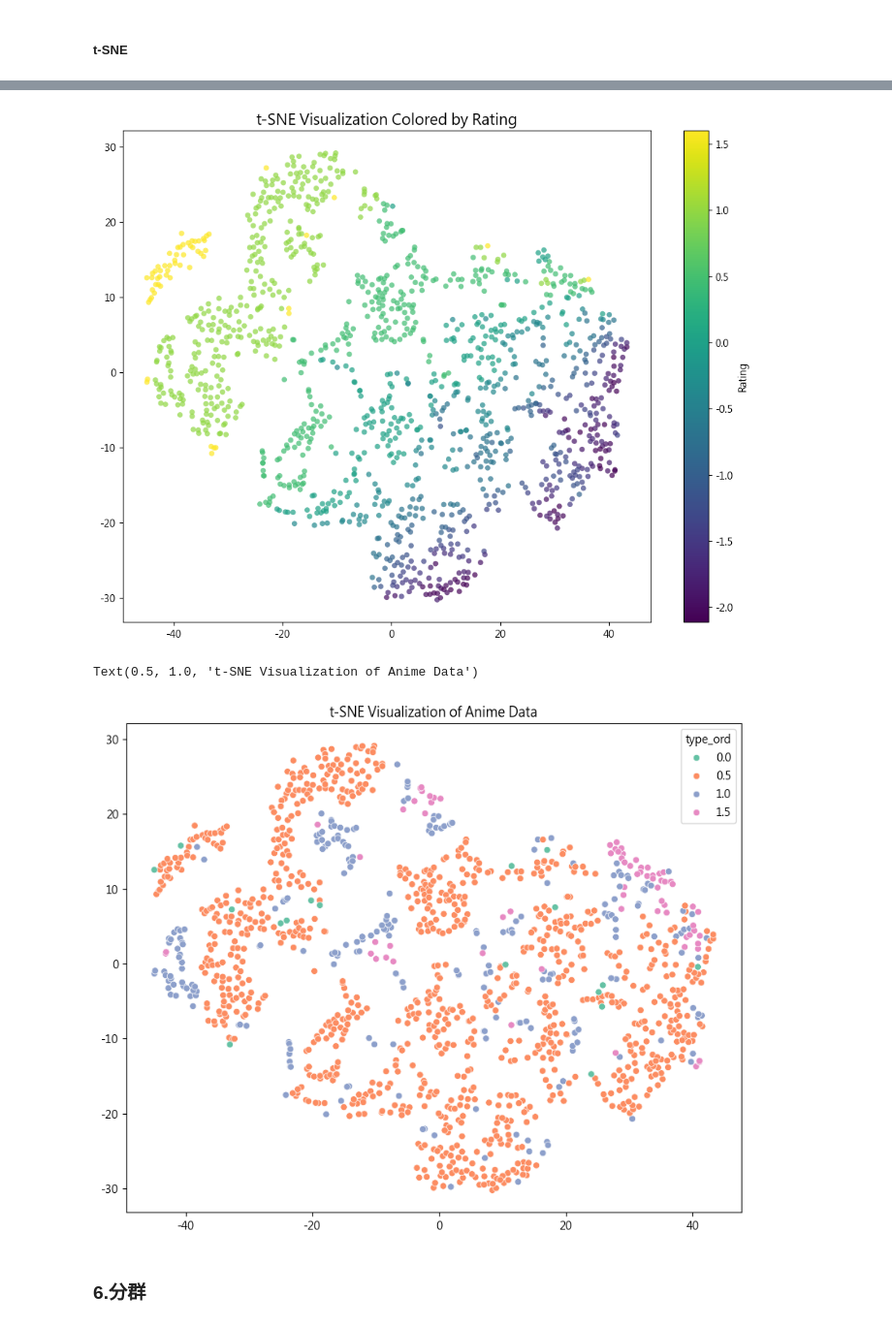
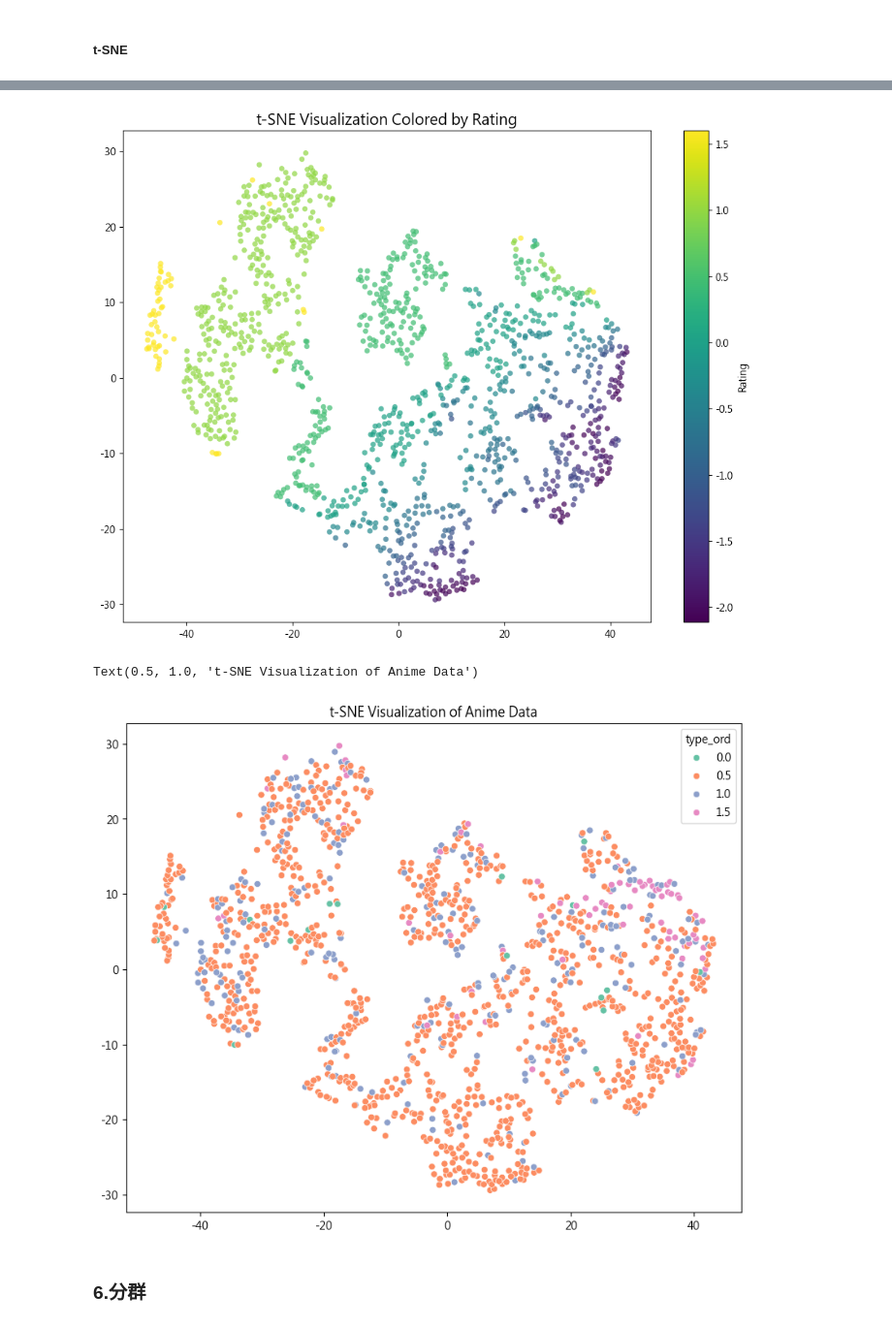
Before and after one commit to soysause720/anigamer-etl-analytics, a Jupyter notebook: ML.ipynb, the cells around one changed output, grey strips where cells are left out. Shown at 97% size. Drawn from its saved outputs; the diff is of its cells as text; code cells hidden in the pictures.

```diff
--- a/ML.ipynb
+++ b/ML.ipynb
@@ -324,9 +367,10 @@ from sklearn.preprocessing import StandardScaler
 from sklearn.preprocessing import PowerTransformer
 scaler = StandardScaler()
 pt = PowerTransformer(method='box-cox', standardize=True)
-df_final['mean_view_count'] = np.log10(df_final['mean_view_count'])
-df_final['rating'] = pt.fit_transform(df_final[['rating']])
-df_final['churn_rate'] = scaler.fit_transform(df_final[['churn_rate']])
-df_final['mean_view_count'] = scaler.fit_transform(df_final[['mean_view_count']])
+df_transformed = df_ml_clean.copy()
+df_transformed['mean_view_count'] = np.log10(df_transformed['mean_view_count'])
+df_transformed['rating'] = pt.fit_transform(df_transformed[['rating']])
+df_transformed['churn_rate'] = scaler.fit_transform(df_transformed[['churn_rate']])
+df_transformed['mean_view_count'] = scaler.fit_transform(df_transformed[['mean_view_count']])
 # %%
 plt.rcParams['axes.unicode_minus'] = False
@@ -343,7 +387,7 @@ plt.show()
 # %% [markdown]
 ##### 給類別變數加權
 # %%
-for icol, col in enumerate(cols_to_plot):
-    df_final[col] = df_final[col]*0.3
-df_final['type_ord'] = df_final['type_ord']*0.5
+for icol, col in enumerate(cols):
+    df_transformed[col] = df_transformed[col]*0.5
+df_transformed['type_ord'] = df_transformed['type_ord']*0.5
 # %%
@@ -364,7 +408,7 @@ df_final.head()
 from sklearn.decomposition import PCA
 
 pca = PCA()
-pca.fit(df_final)
+pca.fit(df_transformed)
 
 # 觀察「累積解釋變異量」
 import numpy as np
@@ -389,4 +433,4 @@ plt.show()
 # %%
-X_pca = pca.fit_transform(df_final)[:, :4]
+X_pca = pca.fit_transform(df_transformed)[:, :3]
 X_pca.shape
 # %% [output]
@@ -432,7 +476,7 @@ fig, ax = plt.subplots(figsize=(12, 9))
 scatter = sns.scatterplot(
     x=X_tsne[:, 0],
     y=X_tsne[:, 1],
-    hue=df_final['rating'],
+    hue=df_transformed['rating'],
     palette='viridis',
     s=30,
     alpha=0.7,
@@ -440,7 +484,7 @@ scatter = sns.scatterplot(
     ax=ax
 )
 
-norm = plt.Normalize(df_final['rating'].min(), df_final['rating'].max())
+norm = plt.Normalize(df_transformed['rating'].min(), df_transformed['rating'].max())
 sm = plt.cm.ScalarMappable(cmap='viridis', norm=norm)
 sm.set_array([])
 
@@ -452,14 +496,14 @@ ax.set_title('t-SNE Visualization Colored by Rating', fontsize=15)
 plt.show()
 # ...existing code...
 # %% [output]
-[figure, old version]
+[figure, new version]
 # %%
 plt.figure(figsize=(10, 8))
-sns.scatterplot(x=X_tsne[:, 0], y=X_tsne[:, 1], hue=df_final['type_ord'], palette='Set2')
+sns.scatterplot(x=X_tsne[:, 0], y=X_tsne[:, 1], hue=df_transformed['type_ord'], palette='Set2')
 plt.title('t-SNE Visualization of Anime Data')
 # %% [output]
 Text(0.5, 1.0, 't-SNE Visualization of Anime Data')
-[figure, old version]
+[figure, new version]
 # %% [markdown]
 ### 6.分群
 # %% [markdown]
```
Also changed, not shown: parts of 36 cells of this notebook, 2 other files.
